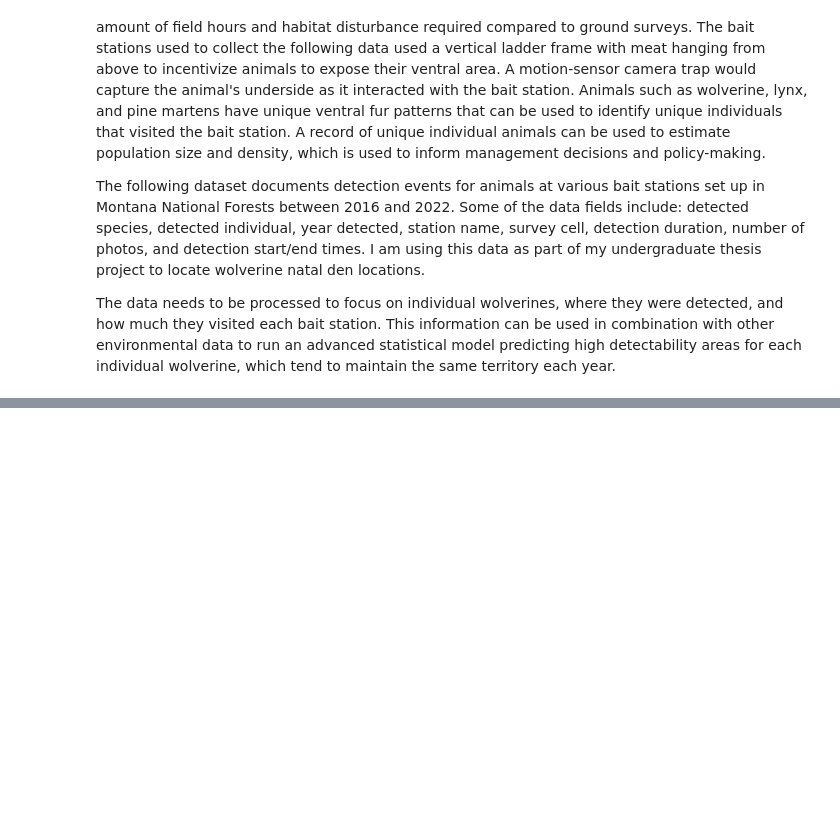
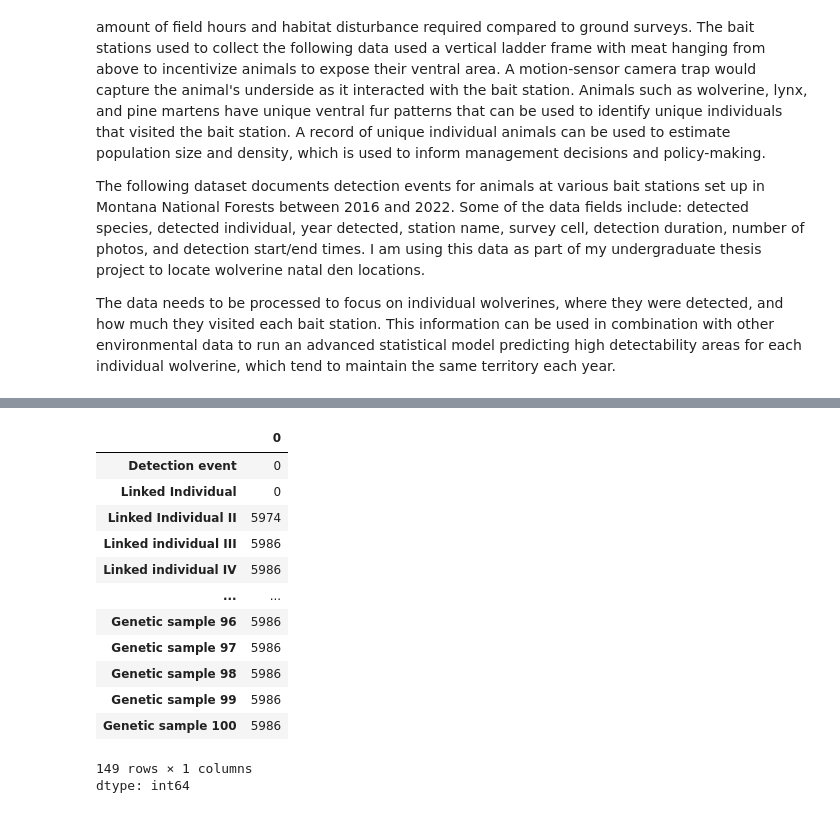
Before and after one commit to bw123111/MLcourse2025, a Jupyter notebook: assignments/Assignment_1.ipynb, the cells around one changed output, grey strips where cells are left out. Cells and saved outputs as stored; diff of their text form; code cells hidden in the pictures; blank space fills up the shorter version.

```diff
--- a/assignments/Assignment_1.ipynb
+++ b/assignments/Assignment_1.ipynb
@@ -577,0 +630,18 @@ The data needs to be processed to focus on individual wolverines, where they wer
+# %%
+# sums number of NaN values by column
+data.isnull().sum()
+# %% [output]
+|  | 0 |
+| Detection event | 0 |
+| Linked Individual | 0 |
+| Linked Individual II | 5974 |
+| Linked individual III | 5986 |
+| Linked individual IV | 5986 |
+| ... | ... |
+| Genetic sample 96 | 5986 |
+| Genetic sample 97 | 5986 |
+| Genetic sample 98 | 5986 |
+| Genetic sample 99 | 5986 |
+| Genetic sample 100 | 5986 |
+149 rows × 1 columns
+dtype: int64
```
Also changed, not shown: parts of 6 cells of this notebook.
